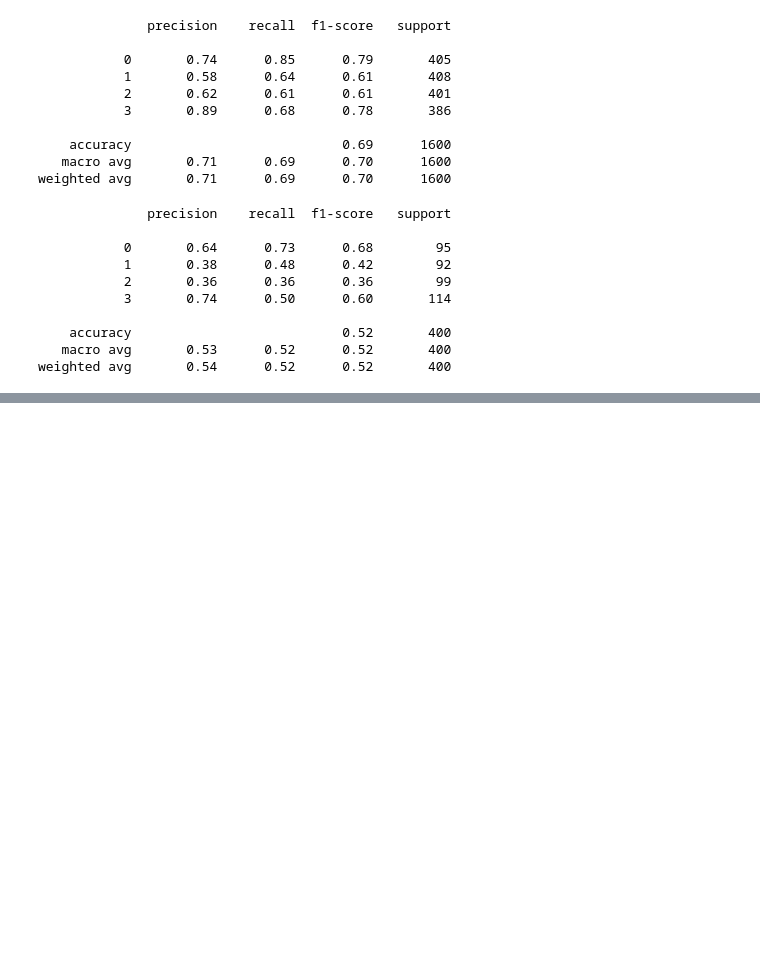
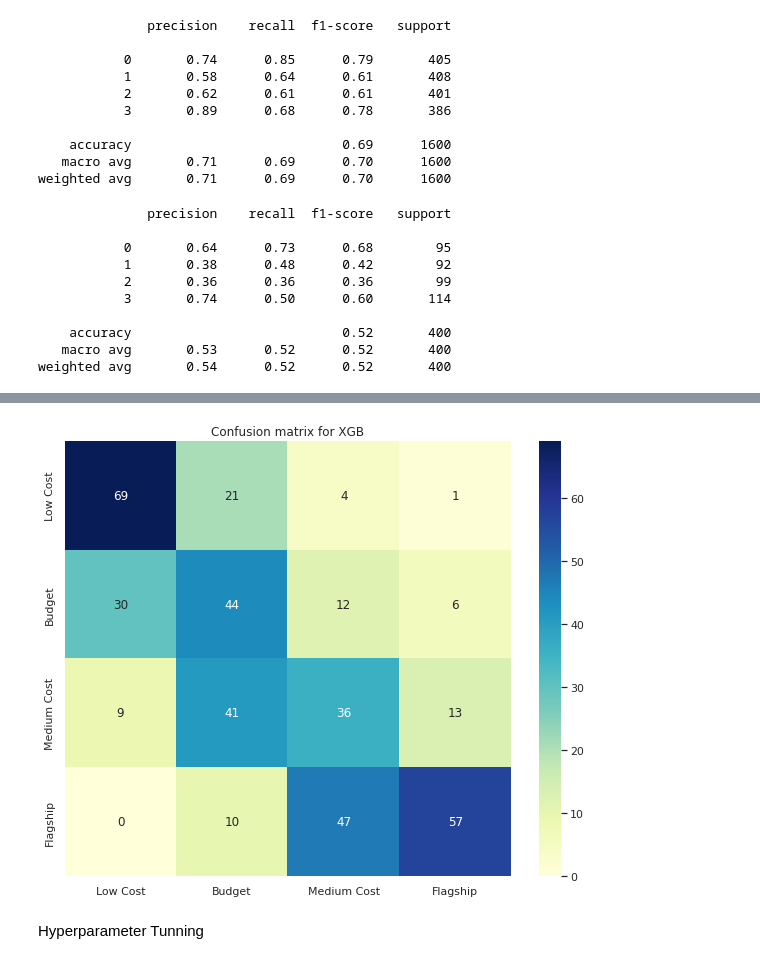
Before and after one commit to pratikjori20/Mobile-Price-Range-Prediction-ML-Class, a Jupyter notebook: Individual_capstone_3.ipynb, the cells around one changed output, grey strips where cells are left out. Cells and saved outputs as stored; diff of their text form; code cells hidden in the pictures; blank space fills up the shorter version.

```diff
--- a/Individual_capstone_3.ipynb
+++ b/Individual_capstone_3.ipynb
@@ -914,0 +1029,16 @@ ValueError: ignored
+# %%
+# Visualize the confusion matrix
+
+conf_mx = confusion_matrix(y_test, y_pd)
+conf_mxgb = pd.DataFrame(data=conf_mx, columns=columns, index=columns)
+
+# Plot Heatmap
+
+fig, ax = plt.subplots(figsize=(10,8))
+sns.heatmap(conf_mxgb, annot=True, fmt='d', cmap='YlGnBu')
+plt.title('Confusion matrix for XGB')
+plt.show()
+# %% [output]
+[figure, added]
+# %% [markdown]
+Hyperparameter Tunning
```
Also changed, not shown: parts of 40 cells of this notebook.
